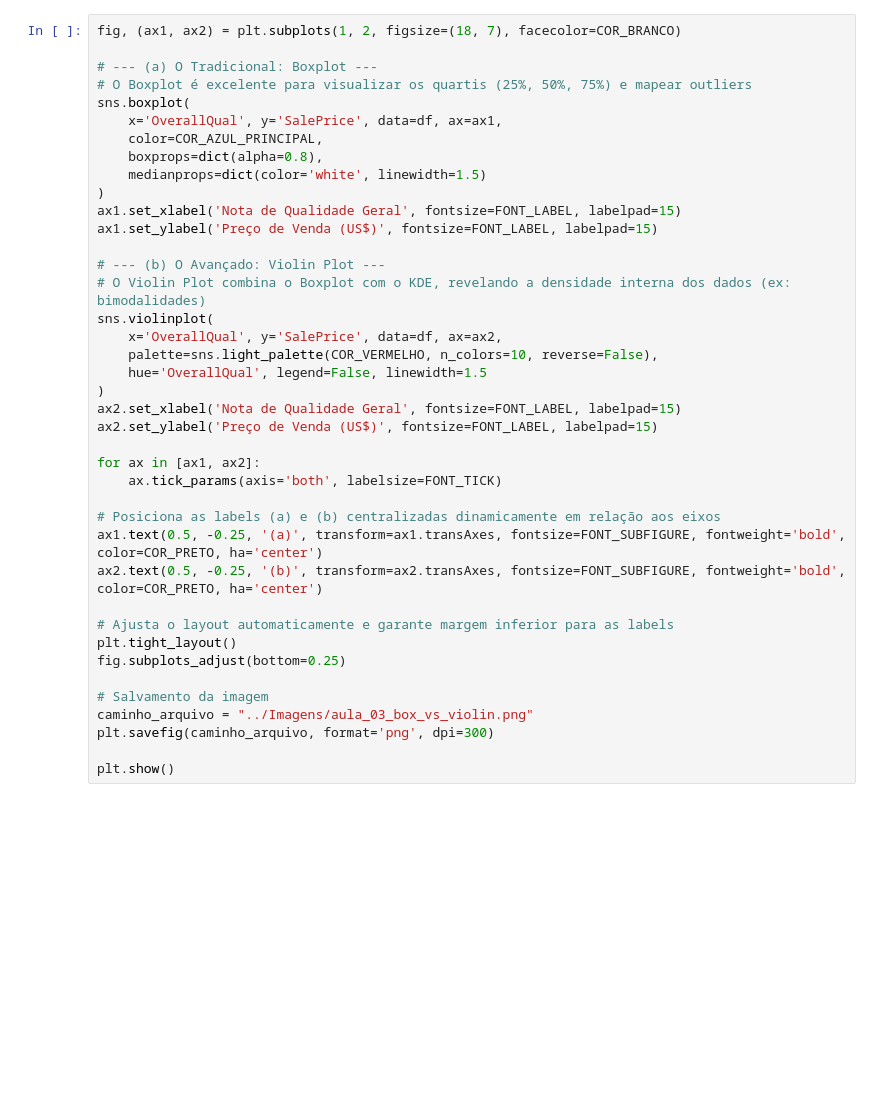
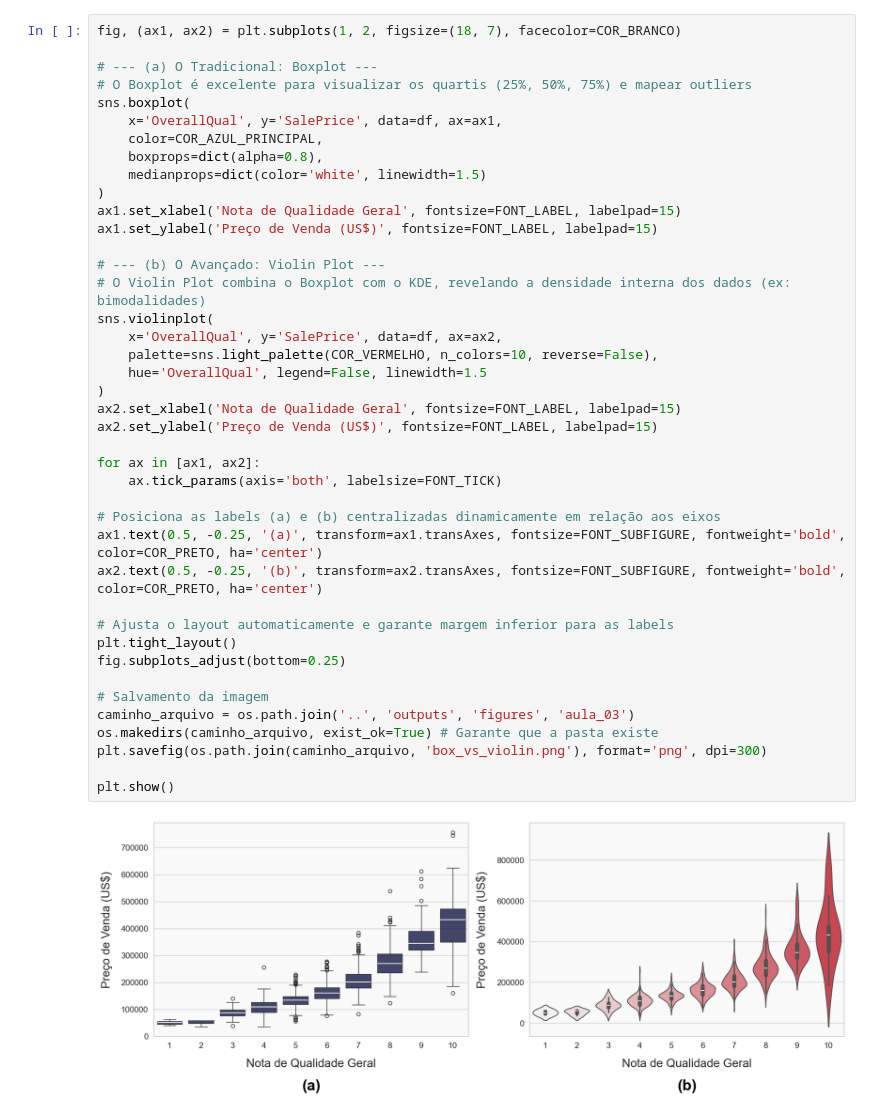
Before and after one commit to millerhorvath/gran_faculdade-topicos_avancados_em_ia, a Jupyter notebook: aula_03_estatistica/01_figura_exploratory_data_analysis.ipynb, the cells around one changed output. Cells and saved outputs as stored; diff of their text form; blank space fills up the shorter version.

```diff
--- a/aula_03_estatistica/01_figura_exploratory_data_analysis.ipynb
+++ b/aula_03_estatistica/01_figura_exploratory_data_analysis.ipynb
@@ -75,35 +79,38 @@ sns.boxplot(
     boxprops=dict(alpha=0.8),
     medianprops=dict(color='white', linewidth=1.5)
 )
 ax1.set_xlabel('Nota de Qualidade Geral', fontsize=FONT_LABEL, labelpad=15)
 ax1.set_ylabel('Preço de Venda (US$)', fontsize=FONT_LABEL, labelpad=15)
 
 # --- (b) O Avançado: Violin Plot ---
 # O Violin Plot combina o Boxplot com o KDE, revelando a densidade interna dos dados (ex: bimodalidades)
 sns.violinplot(
     x='OverallQual', y='SalePrice', data=df, ax=ax2,
     palette=sns.light_palette(COR_VERMELHO, n_colors=10, reverse=False),
     hue='OverallQual', legend=False, linewidth=1.5
 )
 ax2.set_xlabel('Nota de Qualidade Geral', fontsize=FONT_LABEL, labelpad=15)
 ax2.set_ylabel('Preço de Venda (US$)', fontsize=FONT_LABEL, labelpad=15)
 
 for ax in [ax1, ax2]:
     ax.tick_params(axis='both', labelsize=FONT_TICK)
 
 # Posiciona as labels (a) e (b) centralizadas dinamicamente em relação aos eixos
 ax1.text(0.5, -0.25, '(a)', transform=ax1.transAxes, fontsize=FONT_SUBFIGURE, fontweight='bold', color=COR_PRETO, ha='center')
 ax2.text(0.5, -0.25, '(b)', transform=ax2.transAxes, fontsize=FONT_SUBFIGURE, fontweight='bold', color=COR_PRETO, ha='center')
 
 # Ajusta o layout automaticamente e garante margem inferior para as labels
 plt.tight_layout()
 fig.subplots_adjust(bottom=0.25)
 
 # Salvamento da imagem
-caminho_arquivo = "../Imagens/aula_03_box_vs_violin.png"
-plt.savefig(caminho_arquivo, format='png', dpi=300)
+caminho_arquivo = os.path.join('..', 'outputs', 'figures', 'aula_03')
+os.makedirs(caminho_arquivo, exist_ok=True) # Garante que a pasta existe
+plt.savefig(os.path.join(caminho_arquivo, 'box_vs_violin.png'), format='png', dpi=300)
 
 plt.show()
+# %% [output]
+[figure, added]
 # %%
 fig, ax = plt.subplots(figsize=(12, 8), facecolor=COR_BRANCO)
 
```
Also changed, not shown: parts of 6 cells of this notebook, 2 other files.
